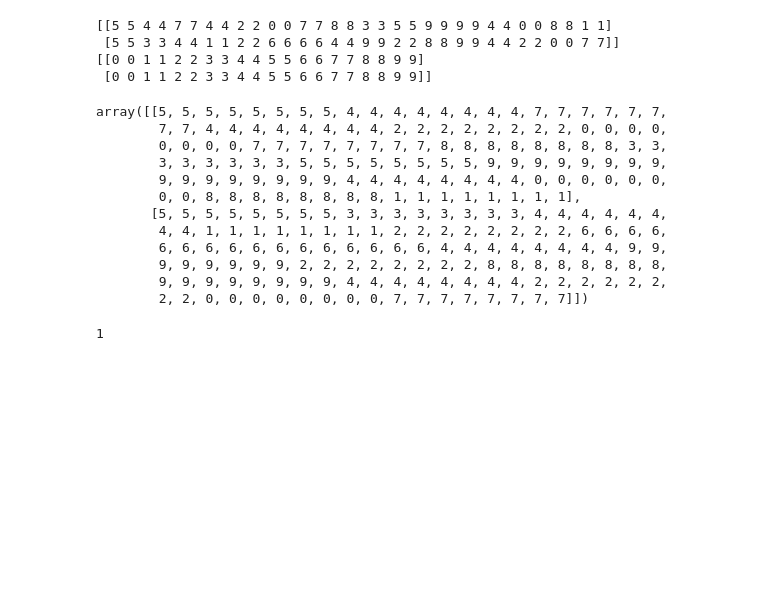
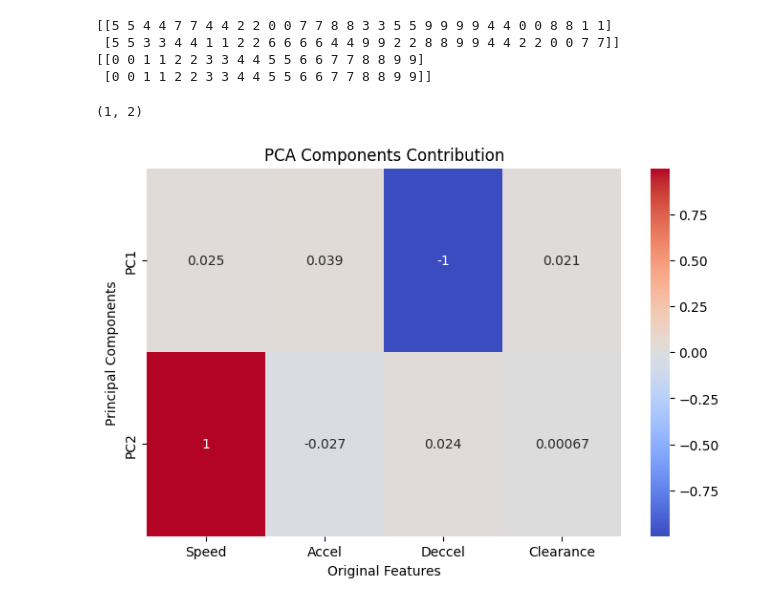
Before and after one commit to azukichunchun/AWT, a Jupyter notebook: AWT_few_shot/MM_Adapter/trainers/check.ipynb, the cells around one changed output. Saved outputs shown, nothing was run; the diff lists cells and outputs as text; code cells hidden in the pictures; blank space fills up the shorter version.

```diff
--- a/AWT_few_shot/MM_Adapter/trainers/check.ipynb
+++ b/AWT_few_shot/MM_Adapter/trainers/check.ipynb
@@ -317,23 +317,29 @@ print(np.arange(10).repeat(n_desc).reshape(-1,10*n_desc).repeat(epochs, axis=0))
  [5 5 3 3 4 4 1 1 2 2 6 6 6 6 4 4 9 9 2 2 8 8 9 9 4 4 2 2 0 0 7 7]]
 [[0 0 1 1 2 2 3 3 4 4 5 5 6 6 7 7 8 8 9 9]
  [0 0 1 1 2 2 3 3 4 4 5 5 6 6 7 7 8 8 9 9]]
-# %%
-np.arange(n_cls).repeat(n_desc).reshape(-1,n_cls*n_desc).repeat(len(use_epochs),axis=0)
-np.array(label).reshape(len(use_epochs), batch_size).repeat(aug_time, axis=1)
-# %% [output]
-array([[5, 5, 5, 5, 5, 5, 5, 5, 4, 4, 4, 4, 4, 4, 4, 4, 7, 7, 7, 7, 7, 7,
-        7, 7, 4, 4, 4, 4, 4, 4, 4, 4, 2, 2, 2, 2, 2, 2, 2, 2, 0, 0, 0, 0,
-        0, 0, 0, 0, 7, 7, 7, 7, 7, 7, 7, 7, 8, 8, 8, 8, 8, 8, 8, 8, 3, 3,
-        3, 3, 3, 3, 3, 3, 5, 5, 5, 5, 5, 5, 5, 5, 9, 9, 9, 9, 9, 9, 9, 9,
-        9, 9, 9, 9, 9, 9, 9, 9, 4, 4, 4, 4, 4, 4, 4, 4, 0, 0, 0, 0, 0, 0,
-        0, 0, 8, 8, 8, 8, 8, 8, 8, 8, 1, 1, 1, 1, 1, 1, 1, 1],
-       [5, 5, 5, 5, 5, 5, 5, 5, 3, 3, 3, 3, 3, 3, 3, 3, 4, 4, 4, 4, 4, 4,
-        4, 4, 1, 1, 1, 1, 1, 1, 1, 1, 2, 2, 2, 2, 2, 2, 2, 2, 6, 6, 6, 6,
-        6, 6, 6, 6, 6, 6, 6, 6, 6, 6, 6, 6, 4, 4, 4, 4, 4, 4, 4, 4, 9, 9,
-        9, 9, 9, 9, 9, 9, 2, 2, 2, 2, 2, 2, 2, 2, 8, 8, 8, 8, 8, 8, 8, 8,
-        9, 9, 9, 9, 9, 9, 9, 9, 4, 4, 4, 4, 4, 4, 4, 4, 2, 2, 2, 2, 2, 2,
-        2, 2, 0, 0, 0, 0, 0, 0, 0, 0, 7, 7, 7, 7, 7, 7, 7, 7]])
-# %%
-1%3
-# %% [output]
-1
+# %%
+def test():
+    return 1,2
+
+test()
+# %% [output]
+(1, 2)
+# %%
+from sklearn.decomposition import PCA
+
+# PCA適用
+pca = PCA(n_components=2)
+X_pca = pca.fit_transform(X)
+
+# 主成分ごとの寄与度
+pca_components = pd.DataFrame(pca.components_, columns=X.columns, index=['PC1', 'PC2'])
+
+# PCAの寄与度をプロット
+plt.figure(figsize=(8, 5))
+sns.heatmap(pca_components, annot=True, cmap="coolwarm", cbar=True)
+plt.title("PCA Components Contribution")
+plt.xlabel("Original Features")
+plt.ylabel("Principal Components")
+plt.show()
+# %% [output]
+[figure, added]
```
Also changed, not shown: parts of 1 cell of this notebook, 25 other files.
